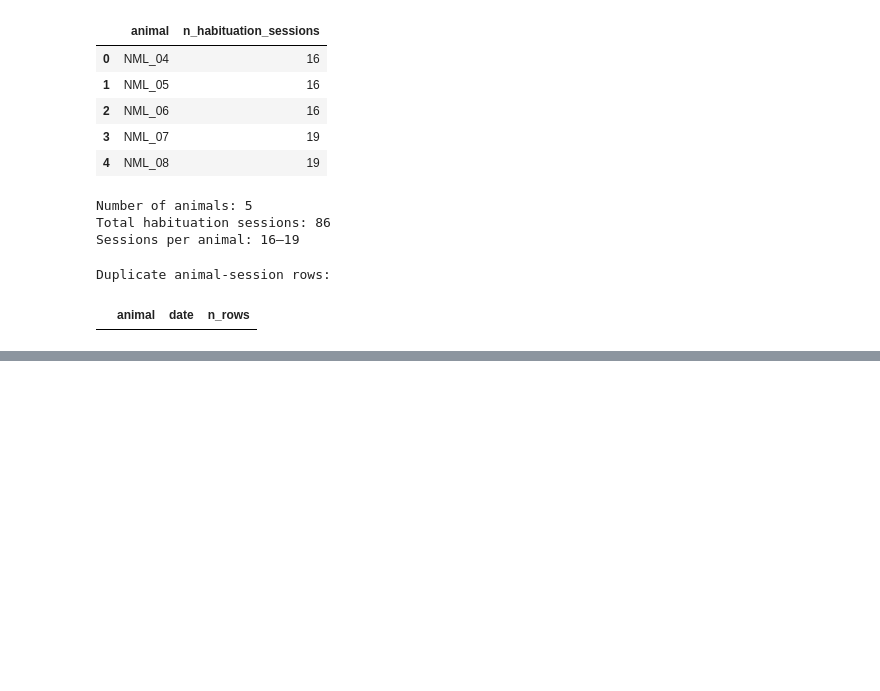
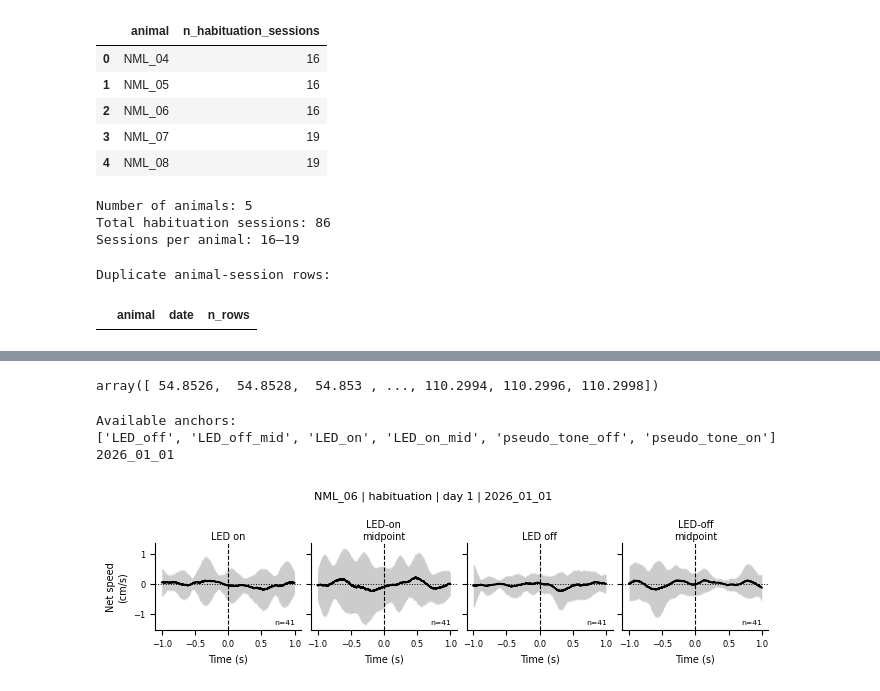
Before and after one commit to neuromomentumlab/Classical_Conditioning_Air_Wheel, a Jupyter notebook: Python/notebooks/habituation_analysis_02_annotated.ipynb, the cells around one changed output, grey strips where cells are left out. Drawn from its saved outputs; the diff is of its cells as text; code cells hidden in the pictures; blank space fills up the shorter version.

Commit message:
Air and Tone Analysis

```diff
--- a/Python/notebooks/habituation_analysis_02_annotated.ipynb
+++ b/Python/notebooks/habituation_analysis_02_annotated.ipynb
@@ -1961,0 +2292,4 @@ Duplicate animal-session rows:
+# %%
+t[idx]
+# %% [output]
+array([ 54.8526,  54.8528,  54.853 , ..., 110.2994, 110.2996, 110.2998])
@@ -1961,0 +2498,18 @@ Duplicate animal-session rows:
+# %%
+out = plot_raw_net_speed_around_4anchors_one_animal(
+    epoch_matrix_df=epoch_matrix_df,
+    animal="NML_06",
+    phase="habituation",
+    date="2026_01_01",
+    # phase_day_number_good=1,
+    speed_key="speed_net_cms",
+    pre_s=1.0,
+    post_s=1.0,
+    show_individual_traces=False,
+    fig_dir=fig_dir_str,
+)
+# %% [output]
+Available anchors:
+['LED_off', 'LED_off_mid', 'LED_on', 'LED_on_mid', 'pseudo_tone_off', 'pseudo_tone_on']
+2026_01_01
+[figure, added]
```
Also changed, not shown: parts of 17 cells of this notebook, 6 other files.
